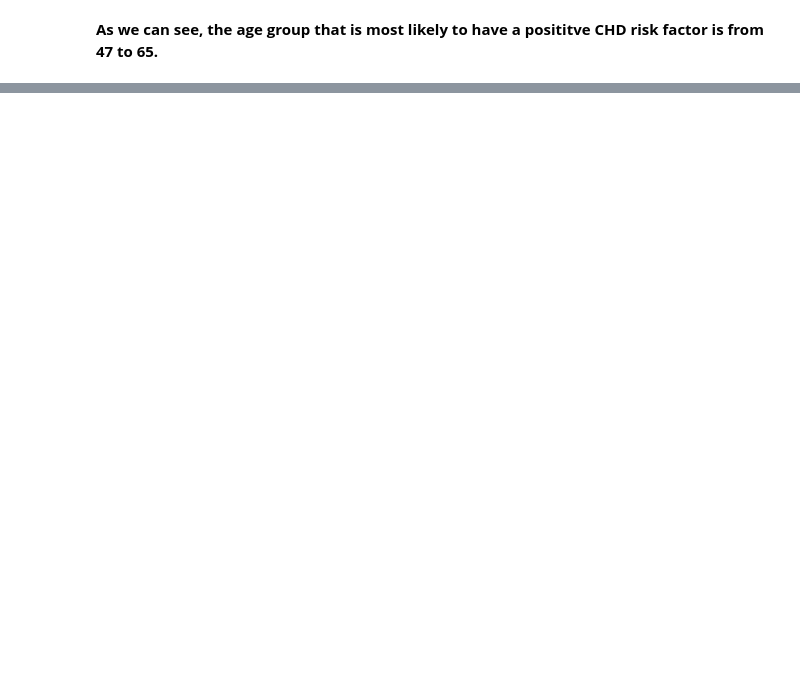
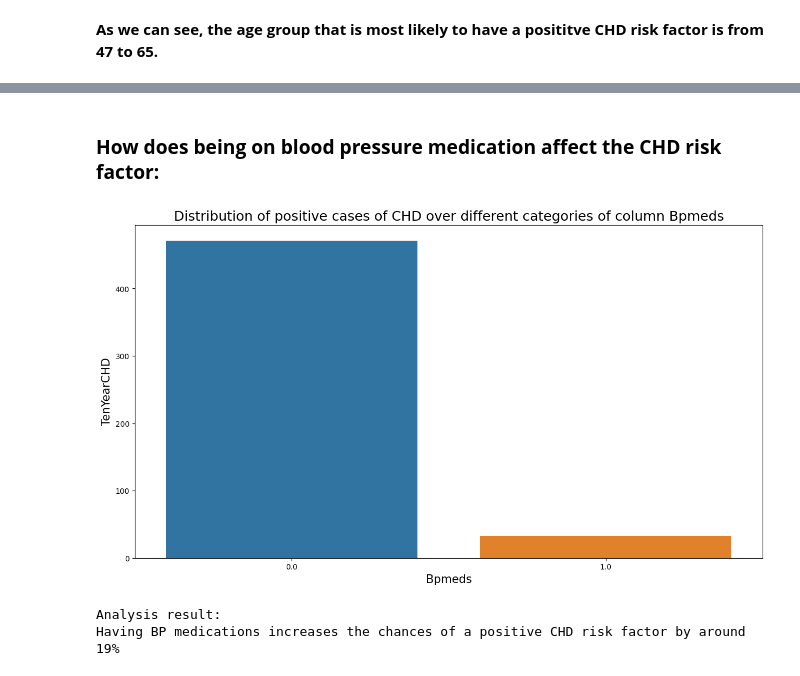
Before and after one commit to nehaa54/CardiovascularRiskPrediction, a Jupyter notebook: CardiovascularRiskPred.ipynb, the cells around one changed output, grey strips where cells are left out. Saved outputs shown, nothing was run; the diff lists cells and outputs as text; code cells hidden in the pictures; blank space fills up the shorter version.

```diff
--- a/CardiovascularRiskPred.ipynb
+++ b/CardiovascularRiskPred.ipynb
@@ -239,0 +267,9 @@ create_visualisation(col='age')
+# %% [markdown]
+### <b>How does being on blood pressure medication affect the CHD risk factor:</b>
+# %%
+#Analysis of the BPMeds column
+create_visualisation(col='BPMeds',factor='Having BP medications',percent=True)
+# %% [output]
+[figure, added]
+Analysis result:
+Having BP medications increases the chances of a positive CHD risk factor by around 19%
```
Also changed, not shown: parts of 32 cells of this notebook.
